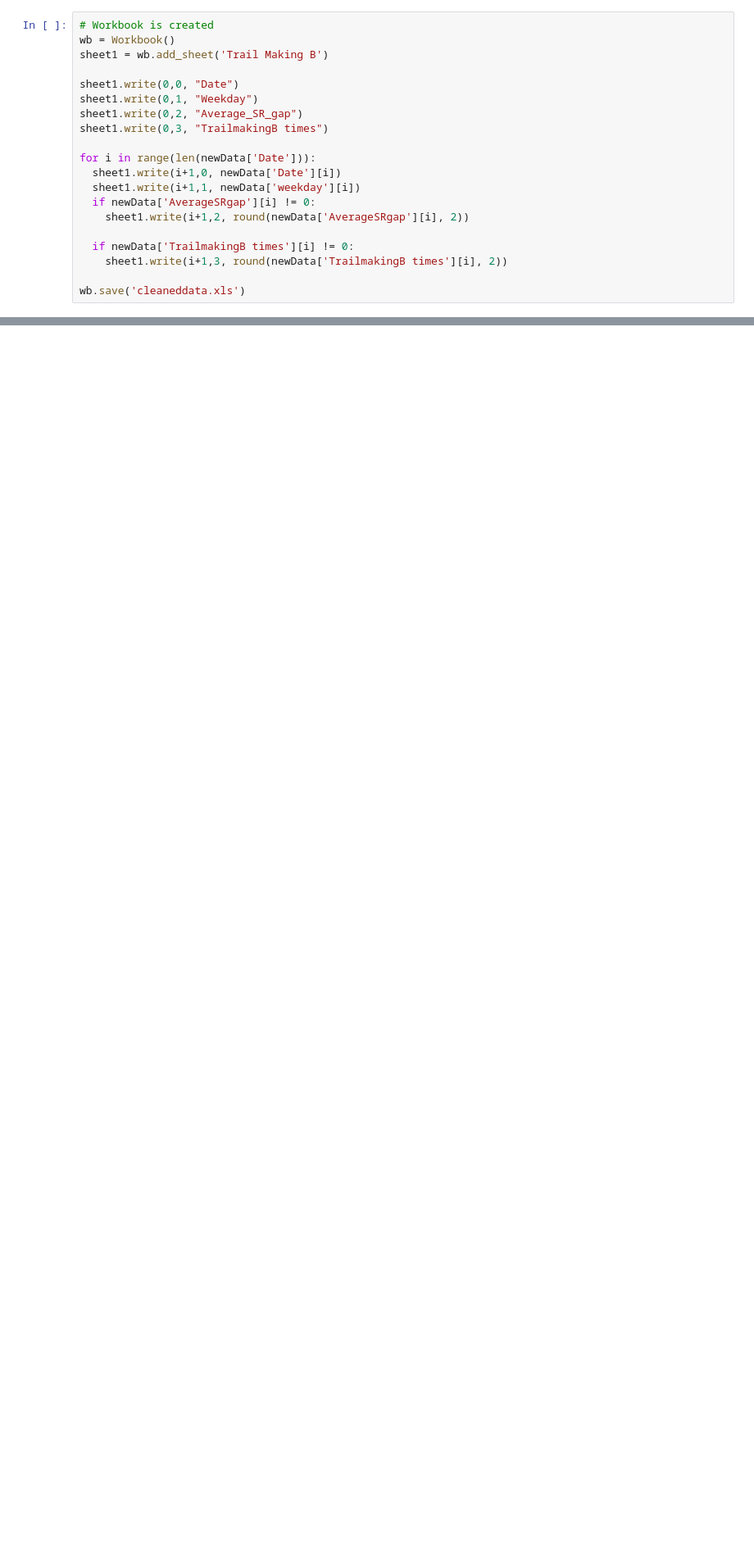
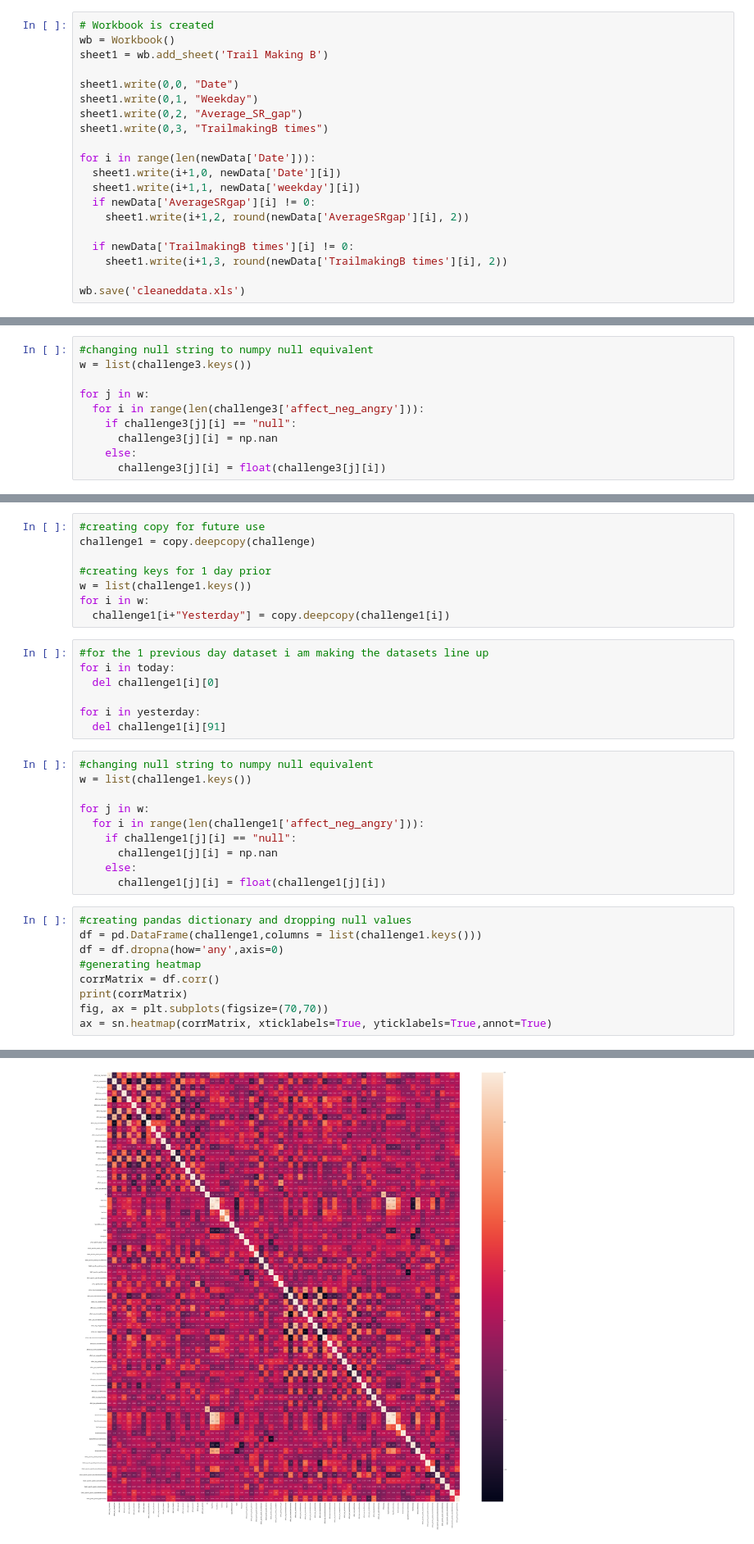
Before and after one commit to Mjoe00/Behaviour-Intention-Gap, a Jupyter notebook: Gap.ipynb, the cells around one changed output, grey strips where cells are left out. Shown at 82% size. Drawn from its saved outputs; the diff is of its cells as text; blank space fills up the shorter version.

Commit message:
added correlation matrices for a moving previous three day average and for the previous day

```diff
--- a/Gap.ipynb
+++ b/Gap.ipynb
@@ -774,0 +1163,10 @@ wb.save('cleaneddata.xls')
+# %%
+#changing null string to numpy null equivalent
+w = list(challenge3.keys())
+
+for j in w:
+  for i in range(len(challenge3['affect_neg_angry'])):
+    if challenge3[j][i] == "null":
+      challenge3[j][i] = np.nan
+    else:
+      challenge3[j][i] = float(challenge3[j][i])
@@ -774,0 +1188,35 @@ wb.save('cleaneddata.xls')
+# %%
+#creating copy for future use
+challenge1 = copy.deepcopy(challenge)
+
+#creating keys for 1 day prior
+w = list(challenge1.keys())
+for i in w:
+  challenge1[i+"Yesterday"] = copy.deepcopy(challenge1[i])
+# %%
+#for the 1 previous day dataset i am making the datasets line up
+for i in today:
+  del challenge1[i][0]
+
+for i in yesterday:
+  del challenge1[i][91]
+# %%
+#changing null string to numpy null equivalent
+w = list(challenge1.keys())
+
+for j in w:
+  for i in range(len(challenge1['affect_neg_angry'])):
+    if challenge1[j][i] == "null":
+      challenge1[j][i] = np.nan
+    else:
+      challenge1[j][i] = float(challenge1[j][i])
+# %%
+#creating pandas dictionary and dropping null values
+df = pd.DataFrame(challenge1,columns = list(challenge1.keys()))
+df = df.dropna(how='any',axis=0)
+#generating heatmap
+corrMatrix = df.corr()
+print(corrMatrix)
+fig, ax = plt.subplots(figsize=(70,70))
+ax = sn.heatmap(corrMatrix, xticklabels=True, yticklabels=True,annot=True)
+# %% [output]
@@ -774,0 +1237 @@ wb.save('cleaneddata.xls')
+[figure, added]
```
Also changed, not shown: parts of 77 cells of this notebook.
